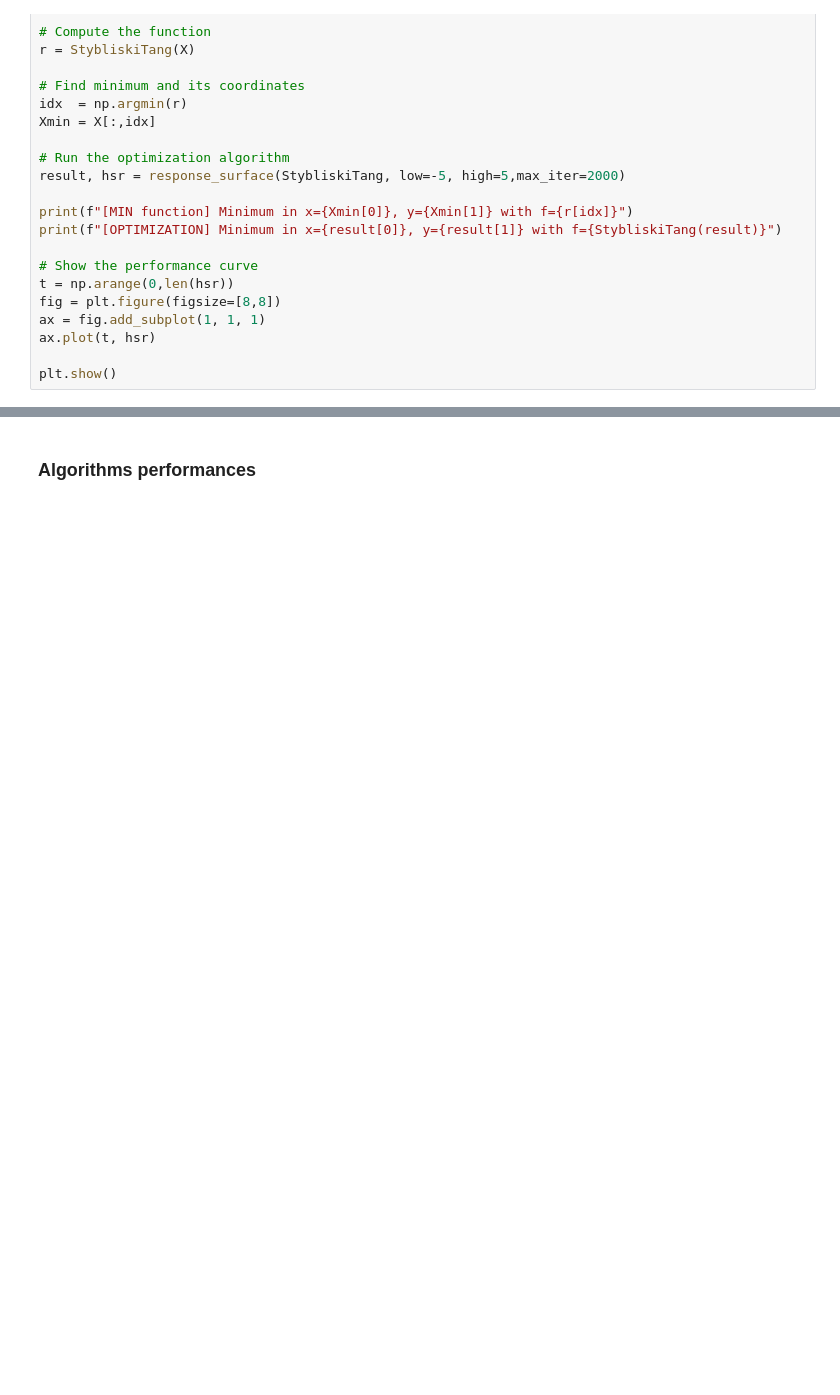
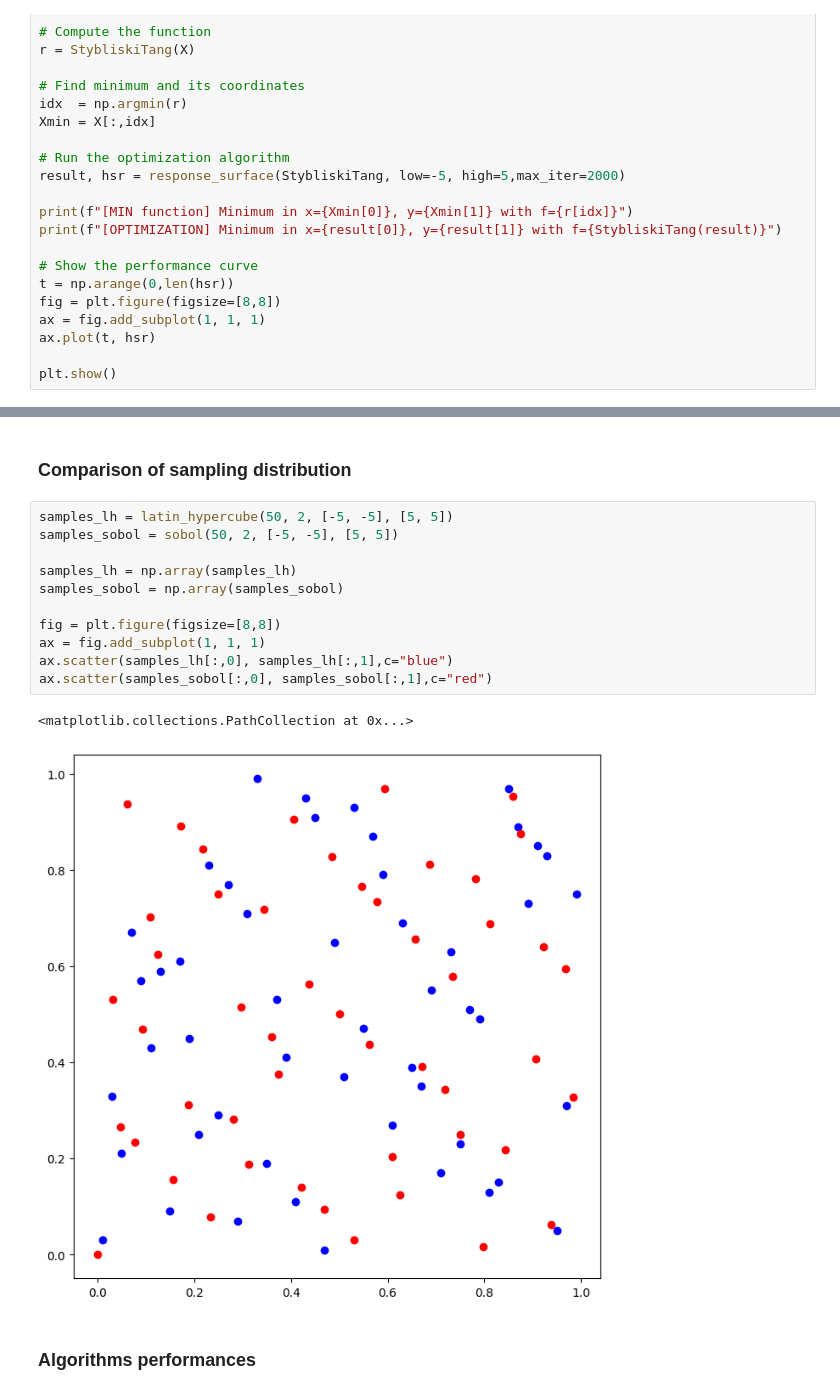
Before and after one commit to oselin/algorithm_development, a Jupyter notebook: main.ipynb, the cells around one changed output, grey strips where cells are left out. Drawn from its saved outputs; the diff is of its cells as text; blank space fills up the shorter version.

```diff
--- a/main.ipynb
+++ b/main.ipynb
@@ -147,3 +178,19 @@ plt.show()
+# %% [markdown]
+### Comparison of sampling distribution
+# %%
+samples_lh = latin_hypercube(50, 2, [-5, -5], [5, 5])
+samples_sobol = sobol(50, 2, [-5, -5], [5, 5])
+
+samples_lh = np.array(samples_lh)
+samples_sobol = np.array(samples_sobol)
+
+fig = plt.figure(figsize=[8,8])
+ax = fig.add_subplot(1, 1, 1)
+ax.scatter(samples_lh[:,0], samples_lh[:,1],c="blue")
+ax.scatter(samples_sobol[:,0], samples_sobol[:,1],c="red")
+# %% [output]
+<matplotlib.collections.PathCollection at 0x...>
+[figure, added]
 # %% [markdown]
 ### Algorithms performances
 # %%
```
Also changed, not shown: parts of 6 cells of this notebook, 10 other files.
